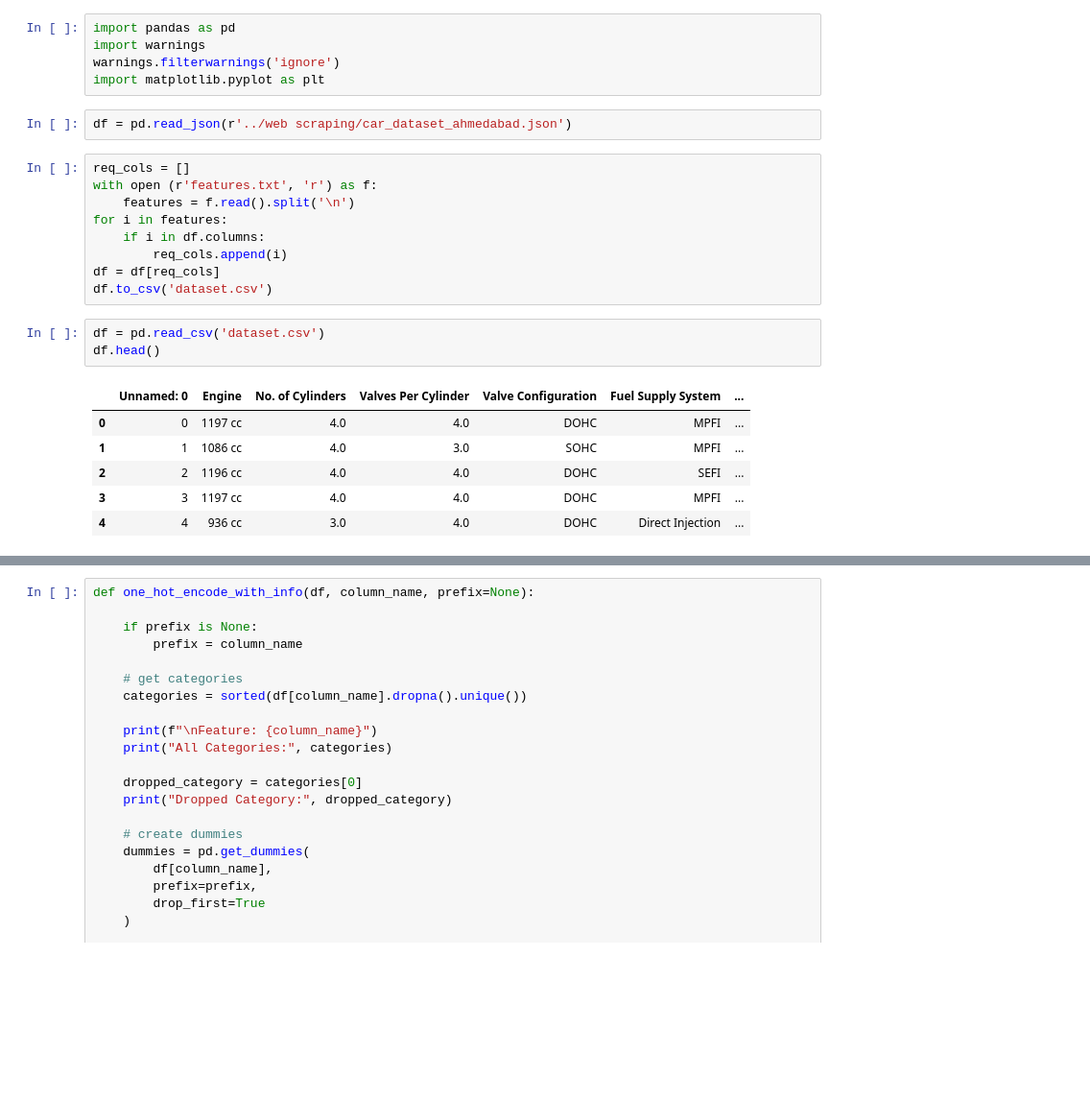
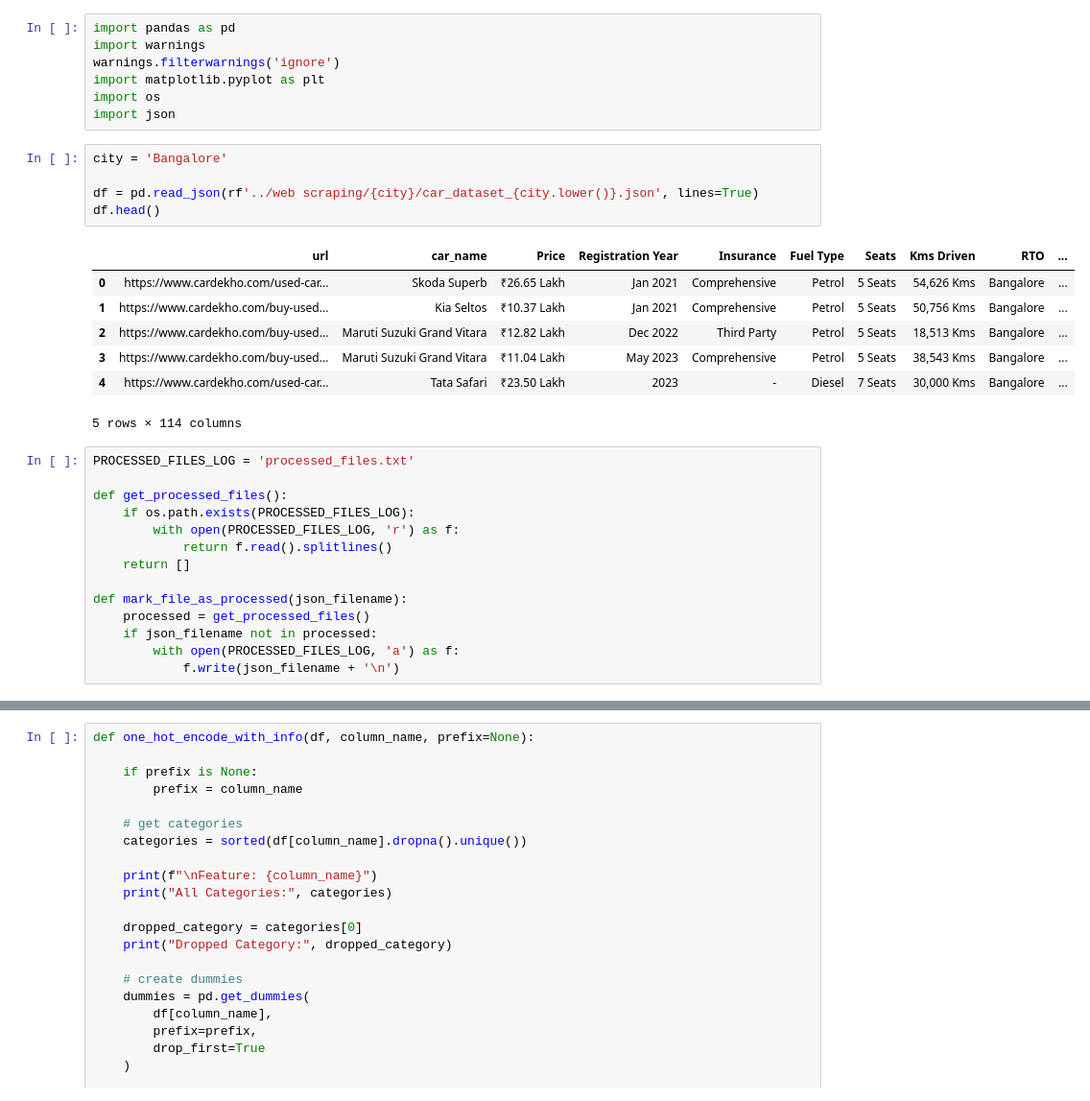
Before and after one commit to SumanGouda/Predict-Car-Price, a Jupyter notebook: power/model.ipynb, the cells around one changed output, grey strips where cells are left out. Shown at 96% size. Drawn from its saved outputs; the diff is of its cells as text; blank space fills up the shorter version.

```diff
--- a/power/model.ipynb
+++ b/power/model.ipynb
@@ -3,24 +3,32 @@ import pandas as pd
 import warnings
 warnings.filterwarnings('ignore')
 import matplotlib.pyplot as plt
+import os
+import json
-# %%
-df = pd.read_json(r'../web scraping/car_dataset_ahmedabad.json')
-# %%
-req_cols = []
-with open (r'features.txt', 'r') as f:
-    features = f.read().split('\n')
-for i in features:
-    if i in df.columns:
-        req_cols.append(i)
-df = df[req_cols]
-df.to_csv('dataset.csv')
-# %%
-df = pd.read_csv('dataset.csv')
-df.head()
-# %% [output]
-|  | Unnamed: 0 | Engine | No. of Cylinders | Valves Per Cylinder | Valve Configuration | Fuel Supply System | ... |
-| 0 | 0 | 1197 cc | 4.0 | 4.0 | DOHC | MPFI | ... |
-| 1 | 1 | 1086 cc | 4.0 | 3.0 | SOHC | MPFI | ... |
-| 2 | 2 | 1196 cc | 4.0 | 4.0 | DOHC | SEFI | ... |
-| 3 | 3 | 1197 cc | 4.0 | 4.0 | DOHC | MPFI | ... |
-| 4 | 4 | 936 cc | 3.0 | 4.0 | DOHC | Direct Injection | ... |
+# %%
+city = 'Bangalore'
+
+df = pd.read_json(rf'../web scraping/{city}/car_dataset_{city.lower()}.json', lines=True)
+df.head()
+# %% [output]
+|  | url | car_name | Price | Registration Year | Insurance | Fuel Type | Seats | Kms Driven | RTO | ... |
+| 0 | https://www.cardekho.com/used-car... | Skoda Superb | ₹26.65 Lakh | Jan 2021 | Comprehensive | Petrol | 5 Seats | 54,626 Kms | Bangalore | ... |
+| 1 | https://www.cardekho.com/buy-used... | Kia Seltos | ₹10.37 Lakh | Jan 2021 | Comprehensive | Petrol | 5 Seats | 50,756 Kms | Bangalore | ... |
+| 2 | https://www.cardekho.com/buy-used... | Maruti Suzuki Grand Vitara | ₹12.82 Lakh | Dec 2022 | Third Party | Petrol | 5 Seats | 18,513 Kms | Bangalore | ... |
+| 3 | https://www.cardekho.com/buy-used... | Maruti Suzuki Grand Vitara | ₹11.04 Lakh | May 2023 | Comprehensive | Petrol | 5 Seats | 38,543 Kms | Bangalore | ... |
+| 4 | https://www.cardekho.com/used-car... | Tata Safari | ₹23.50 Lakh | 2023 | - | Diesel | 7 Seats | 30,000 Kms | Bangalore | ... |
+5 rows × 114 columns
+# %%
+PROCESSED_FILES_LOG = 'processed_files.txt'
+
+def get_processed_files():
+    if os.path.exists(PROCESSED_FILES_LOG):
+        with open(PROCESSED_FILES_LOG, 'r') as f:
+            return f.read().splitlines()
+    return []
+
+def mark_file_as_processed(json_filename):
+    processed = get_processed_files()
+    if json_filename not in processed:
+        with open(PROCESSED_FILES_LOG, 'a') as f:
+            f.write(json_filename + '\n')
```
Also changed, not shown: parts of 15 cells of this notebook, 12 other files.
